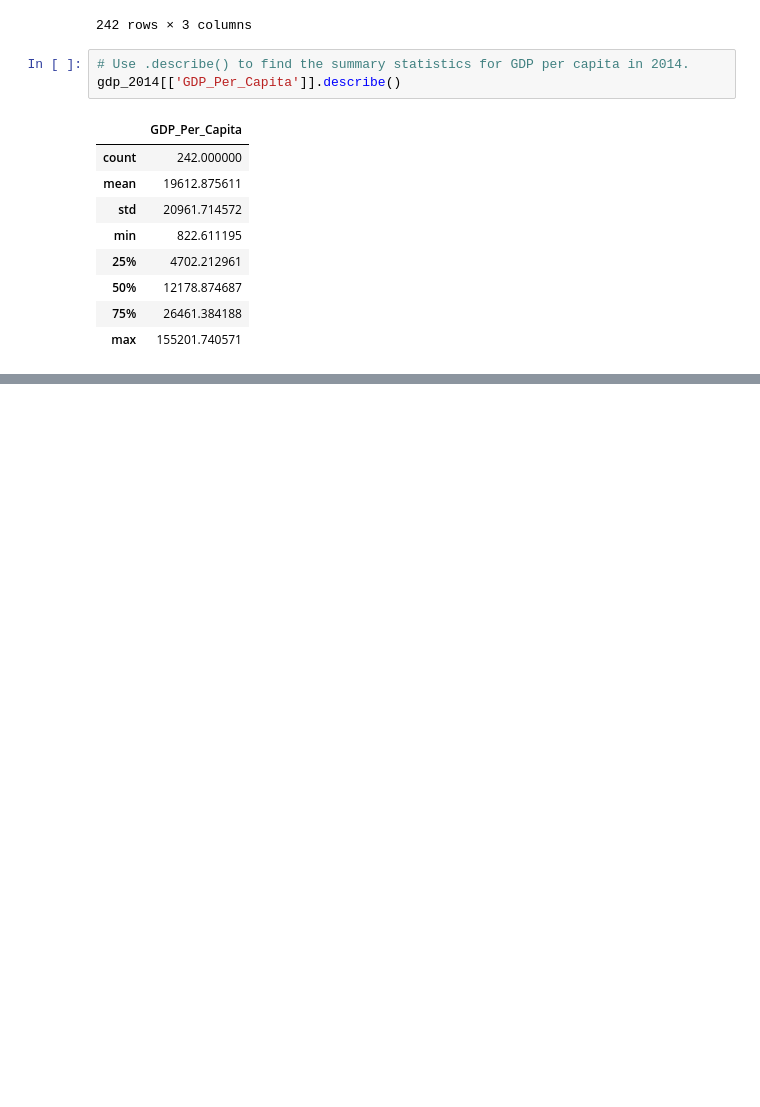
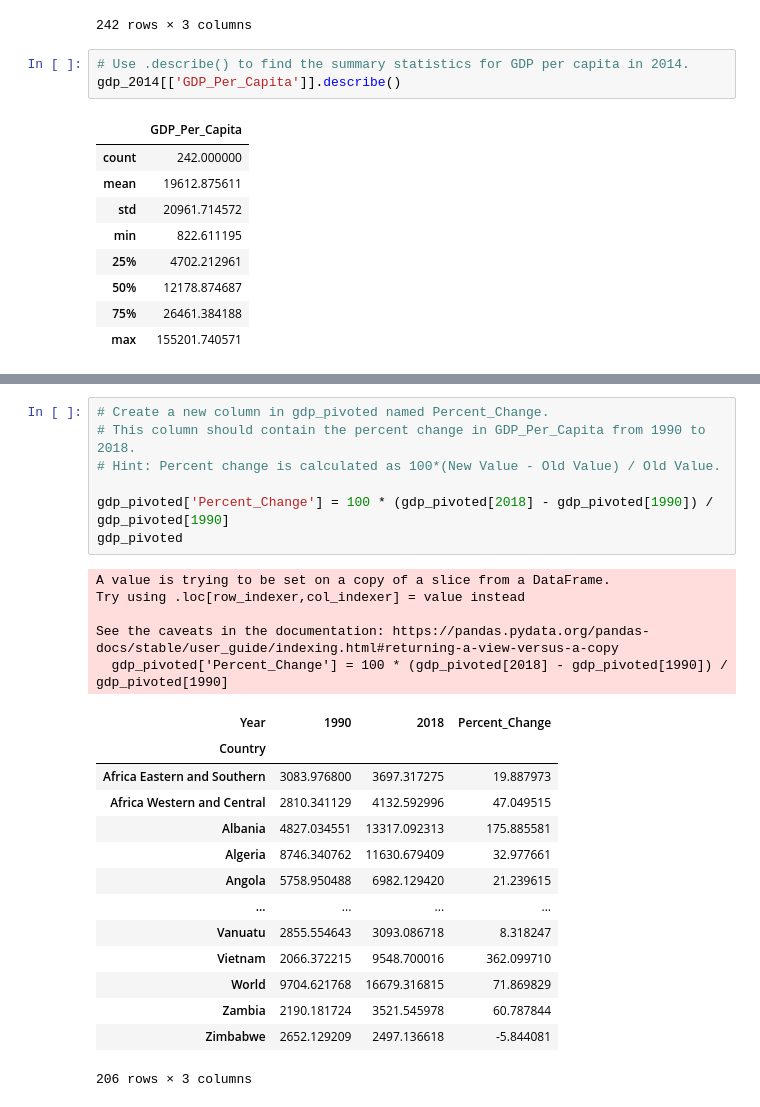
Before and after one commit to nss-data-science-cohort-7/un-exploration-ndidiox, a Jupyter notebook: notebooks/UN_Data_Exploration.ipynb, the cells around one changed output, grey strips where cells are left out. Cells and saved outputs as stored; diff of their text form; blank space fills up the shorter version.

```diff
--- a/notebooks/UN_Data_Exploration.ipynb
+++ b/notebooks/UN_Data_Exploration.ipynb
@@ -196,0 +238,27 @@ gdp_2018.sort_values(by='GDP_Per_Capita', ascending=False)
+# %%
+# Create a new column in gdp_pivoted named Percent_Change.
+# This column should contain the percent change in GDP_Per_Capita from 1990 to 2018.
+# Hint: Percent change is calculated as 100*(New Value - Old Value) / Old Value.
+
+gdp_pivoted['Percent_Change'] = 100 * (gdp_pivoted[2018] - gdp_pivoted[1990]) / gdp_pivoted[1990]
+gdp_pivoted
+# %% [output]
+A value is trying to be set on a copy of a slice from a DataFrame.
+Try using .loc[row_indexer,col_indexer] = value instead
+
+See the caveats in the documentation: https://pandas.pydata.org/pandas-docs/stable/user_guide/indexing.html#returning-a-view-versus-a-copy
+  gdp_pivoted['Percent_Change'] = 100 * (gdp_pivoted[2018] - gdp_pivoted[1990]) / gdp_pivoted[1990]
+| Year | 1990 | 2018 | Percent_Change |
+| Country |  |  |  |
+| Africa Eastern and Southern | 3083.976800 | 3697.317275 | 19.887973 |
+| Africa Western and Central | 2810.341129 | 4132.592996 | 47.049515 |
+| Albania | 4827.034551 | 13317.092313 | 175.885581 |
+| Algeria | 8746.340762 | 11630.679409 | 32.977661 |
+| Angola | 5758.950488 | 6982.129420 | 21.239615 |
+| ... | ... | ... | ... |
+| Vanuatu | 2855.554643 | 3093.086718 | 8.318247 |
+| Vietnam | 2066.372215 | 9548.700016 | 362.099710 |
+| World | 9704.621768 | 16679.316815 | 71.869829 |
+| Zambia | 2190.181724 | 3521.545978 | 60.787844 |
+| Zimbabwe | 2652.129209 | 2497.136618 | -5.844081 |
+206 rows × 3 columns
```
Also changed, not shown: parts of 19 cells of this notebook.
